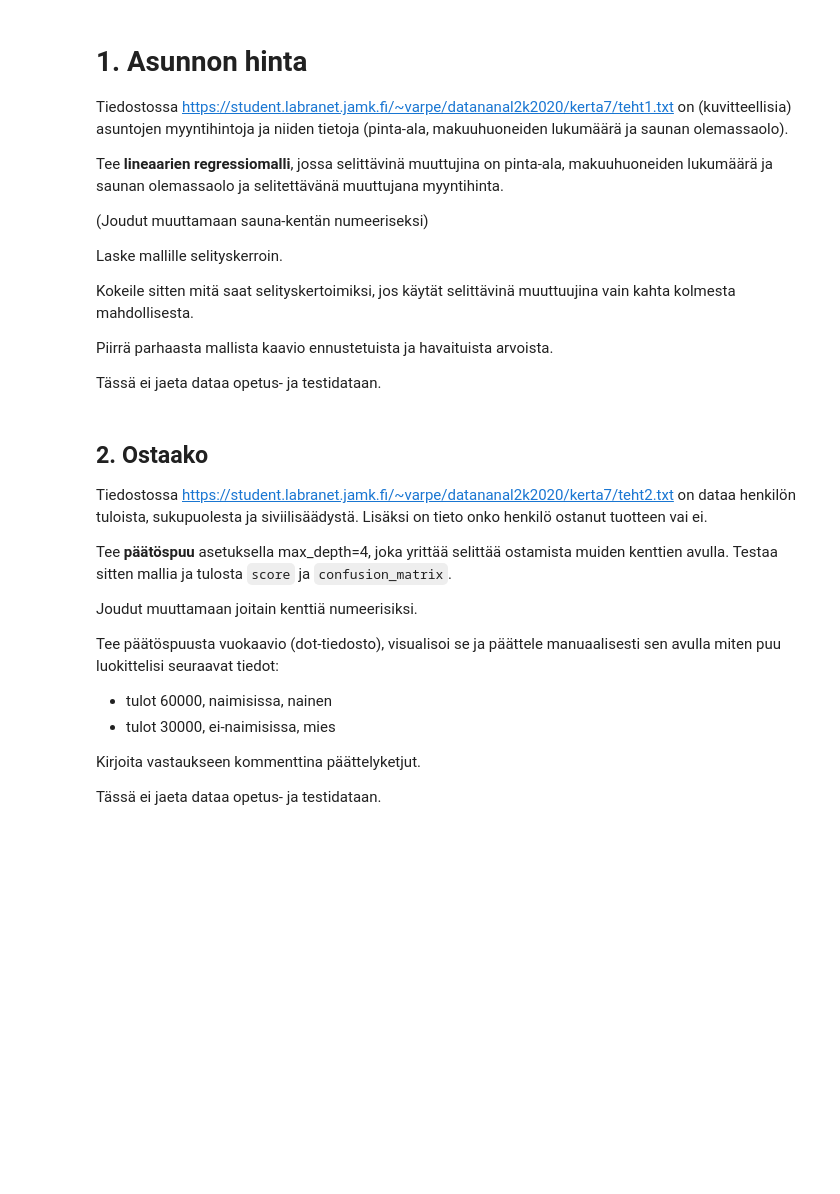
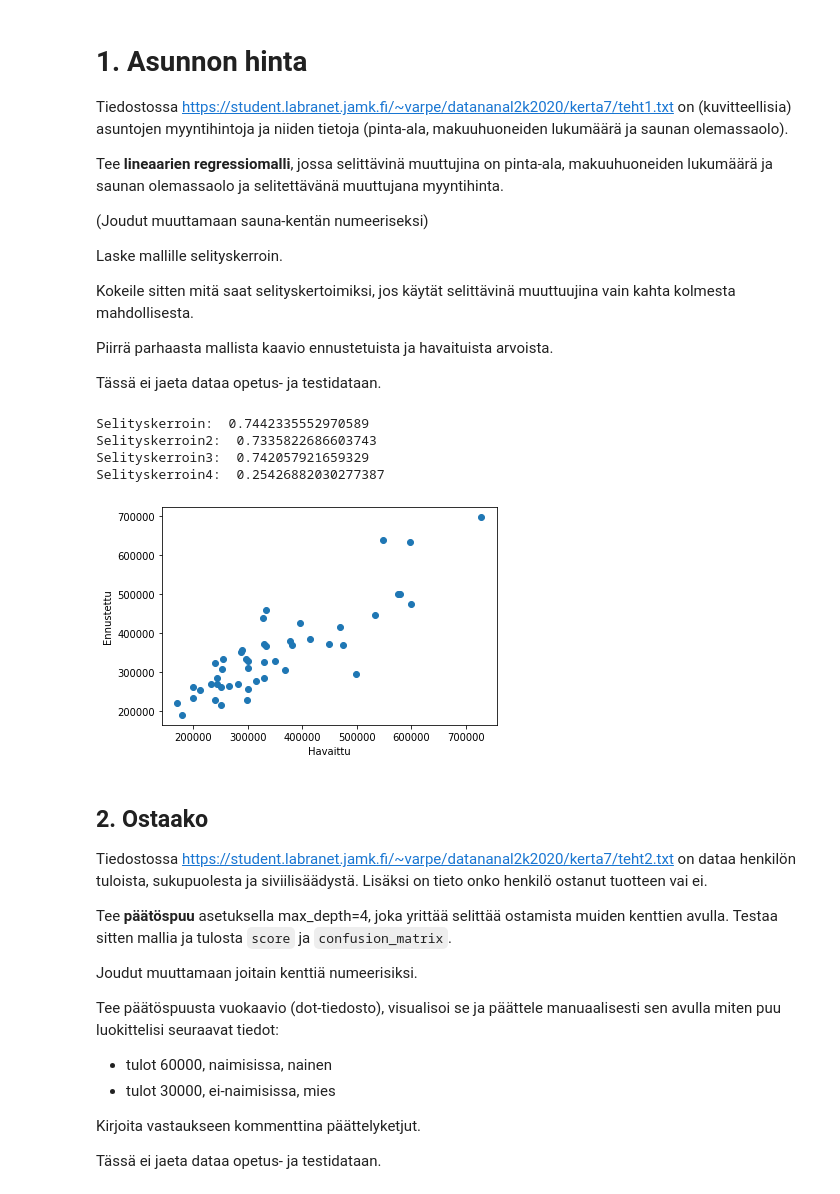
Before and after one commit to TapaniAlastalo/data_analytics, a Jupyter notebook: tehtävät/tapani_alastalo_teh7.ipynb, the cells around one changed output. Cells and saved outputs as stored; diff of their text form; code cells hidden in the pictures; blank space fills up the shorter version.

```diff
--- a/tehtävät/tapani_alastalo_teh7.ipynb
+++ b/tehtävät/tapani_alastalo_teh7.ipynb
@@ -19,6 +19,50 @@ Kokeile sitten mitä saat selityskertoimiksi, jos käytät selittävinä muuttuu
 Piirrä parhaasta mallista kaavio ennustetuista ja havaituista arvoista.
 
 Tässä ei jaeta dataa opetus- ja testidataan.
+# %%
+import pandas as pd
+import matplotlib.pyplot as plt
+from sklearn.linear_model import LinearRegression
+
+df = pd.read_csv('https://student.labranet.jamk.fi/~varpe/datananal2k2020/kerta7/teht1.txt', sep=",", decimal='.')
+
+df['s'] = 0
+df.loc[(df['sauna']!='ei'), 's'] = 1
+df['sauna']=df['s']
+del df['s']
+#print(df)
+
+x = df[['ala','makuuhuoneita','sauna']]
+y = df['hinta']
+
+model = LinearRegression()
+model.fit(x,y)
+print("Selityskerroin: ", model.score(x,y))
+
+x2 = df[['ala','makuuhuoneita']]
+model.fit(x2,y)
+print("Selityskerroin2: ", model.score(x2,y))
+x3 = df[['ala','sauna']]
+model.fit(x3,y)
+print("Selityskerroin3: ", model.score(x3,y))
+x4 = df[['makuuhuoneita','sauna']]
+model.fit(x4,y)
+print("Selityskerroin4: ", model.score(x4,y))
+
+#---- PARAS----
+model.fit(x,y)
+
+forecast = model.predict(x)
+plt.scatter(y, forecast)
+plt.xlabel('Havaittu')
+plt.ylabel('Ennustettu')
+plt.show()
+# %% [output]
+Selityskerroin:  0.7442335552970589
+Selityskerroin2:  0.7335822686603743
+Selityskerroin3:  0.742057921659329
+Selityskerroin4:  0.25426882030277387
+[figure, added]
 # %% [markdown]
 ## 2. Ostaako
 
```
Also changed, not shown: parts of 4 cells of this notebook, 4 other files.
